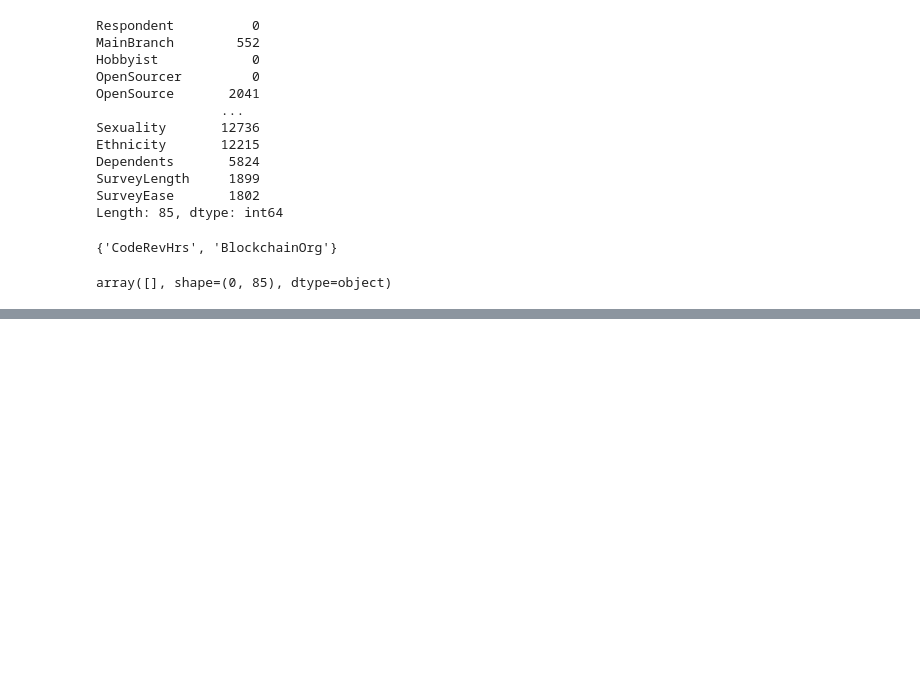
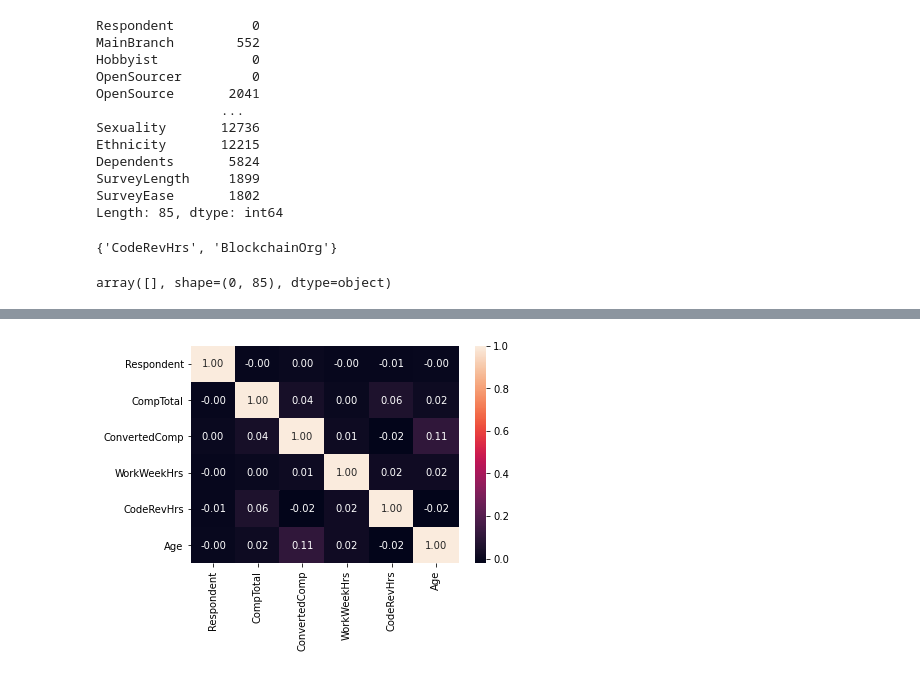
Before and after one commit to JJFrampton/projects_machine_learning_udacity_medium, a Jupyter notebook: medium-article/medium_article.ipynb, the cells around one changed output, grey strips where cells are left out. Drawn from its saved outputs; the diff is of its cells as text; code cells hidden in the pictures; blank space fills up the shorter version.

```diff
--- a/medium-article/medium_article.ipynb
+++ b/medium-article/medium_article.ipynb
@@ -40,0 +116,4 @@ array([], shape=(0, 85), dtype=object)
+# %%
+sns.heatmap(df.corr(), annot=True, fmt=".2f");
+# %% [output]
+[figure, added]
```
Also changed, not shown: parts of 16 cells of this notebook, 2 other files.
